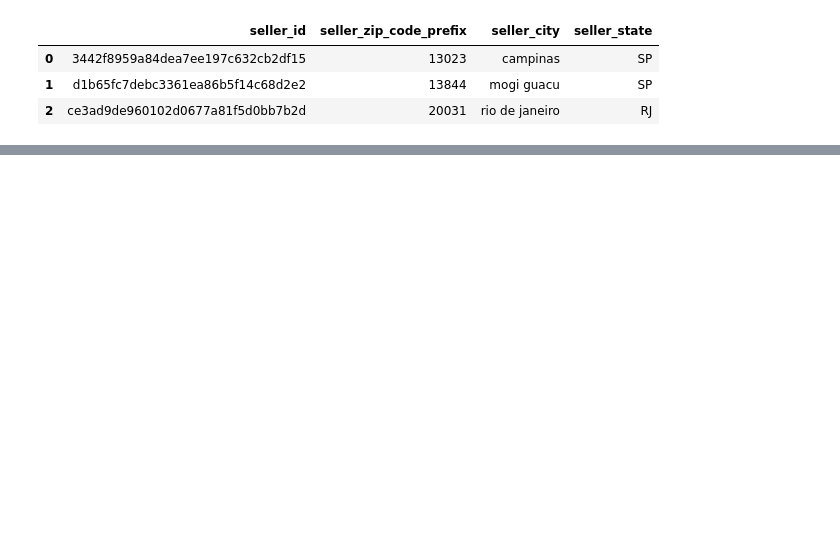
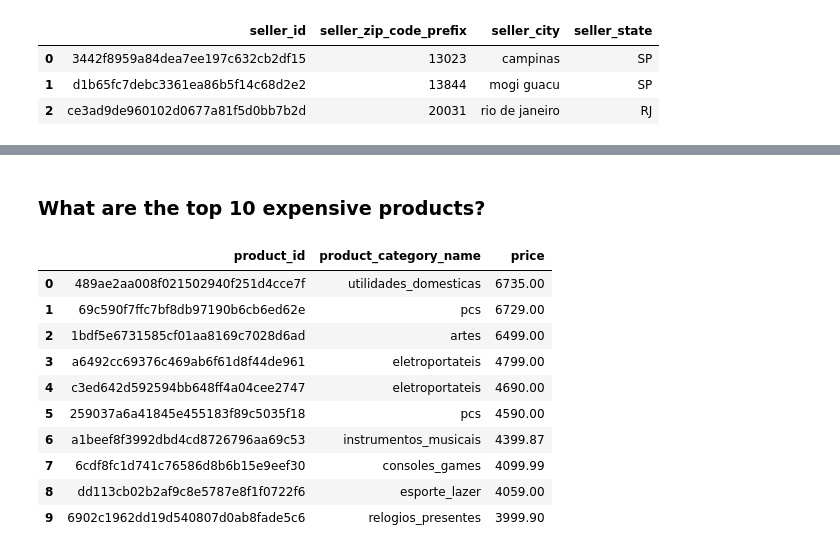
Before and after one commit to MarcosRMG/ds_ao_dev, a Jupyter notebook: notebooks/DS ao DEV.ipynb, the cells around one changed output, grey strips where cells are left out. Cells and saved outputs as stored; diff of their text form; code cells hidden in the pictures; blank space fills up the shorter version.

```diff
--- a/notebooks/DS ao DEV.ipynb
+++ b/notebooks/DS ao DEV.ipynb
@@ -1522,0 +1670,25 @@ pd.read_sql('SELECT * FROM sellers LIMIT 3', con=conn)
+# %% [markdown]
+### What are the top 10 expensive products?
+# %%
+query = '''
+select
+    p.product_id,
+    p.product_category_name,
+    oi.price
+from order_items oi inner join products p on (oi.product_id = p.product_id)
+order by oi.price desc
+limit 10;
+'''
+pd.read_sql(query, conn)
+# %% [output]
+|  | product_id | product_category_name | price |
+| 0 | 489ae2aa008f021502940f251d4cce7f | utilidades_domesticas | 6735.00 |
+| 1 | 69c590f7ffc7bf8db97190b6cb6ed62e | pcs | 6729.00 |
+| 2 | 1bdf5e6731585cf01aa8169c7028d6ad | artes | 6499.00 |
+| 3 | a6492cc69376c469ab6f61d8f44de961 | eletroportateis | 4799.00 |
+| 4 | c3ed642d592594bb648ff4a04cee2747 | eletroportateis | 4690.00 |
+| 5 | 259037a6a41845e455183f89c5035f18 | pcs | 4590.00 |
+| 6 | a1beef8f3992dbd4cd8726796aa69c53 | instrumentos_musicais | 4399.87 |
+| 7 | 6cdf8fc1d741c76586d8b6b15e9eef30 | consoles_games | 4099.99 |
+| 8 | dd113cb02b2af9c8e5787e8f1f0722f6 | esporte_lazer | 4059.00 |
+| 9 | 6902c1962dd19d540807d0ab8fade5c6 | relogios_presentes | 3999.90 |
```
Also changed, not shown: parts of 39 cells of this notebook.
